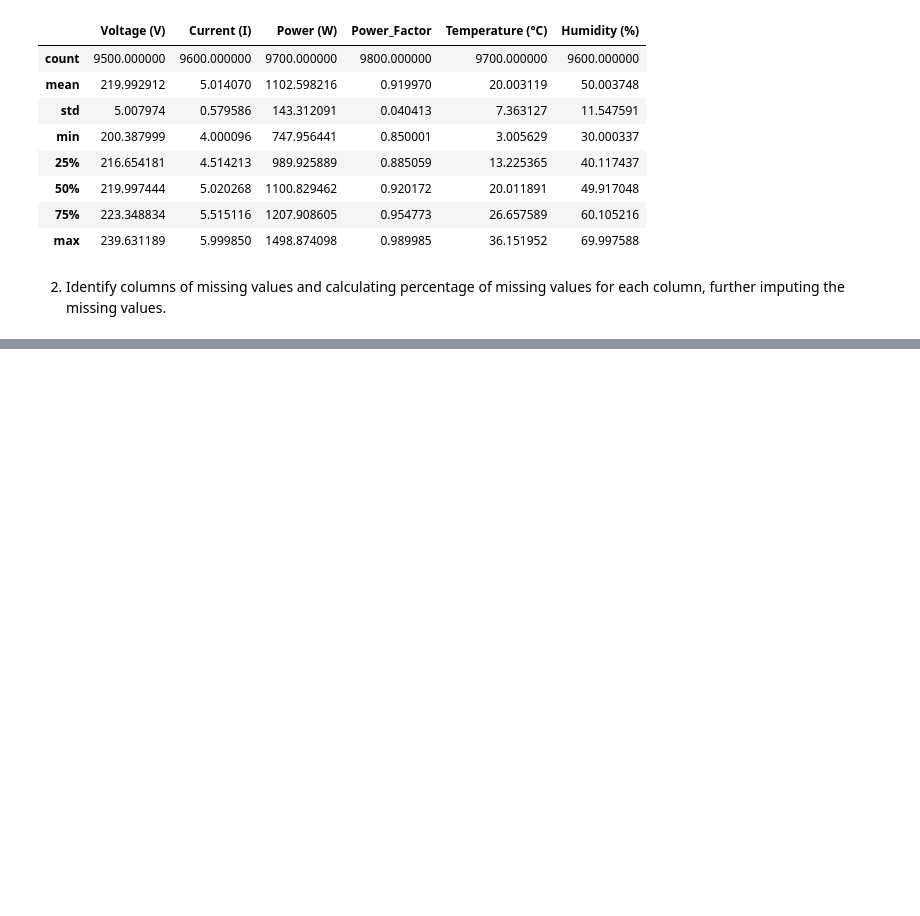
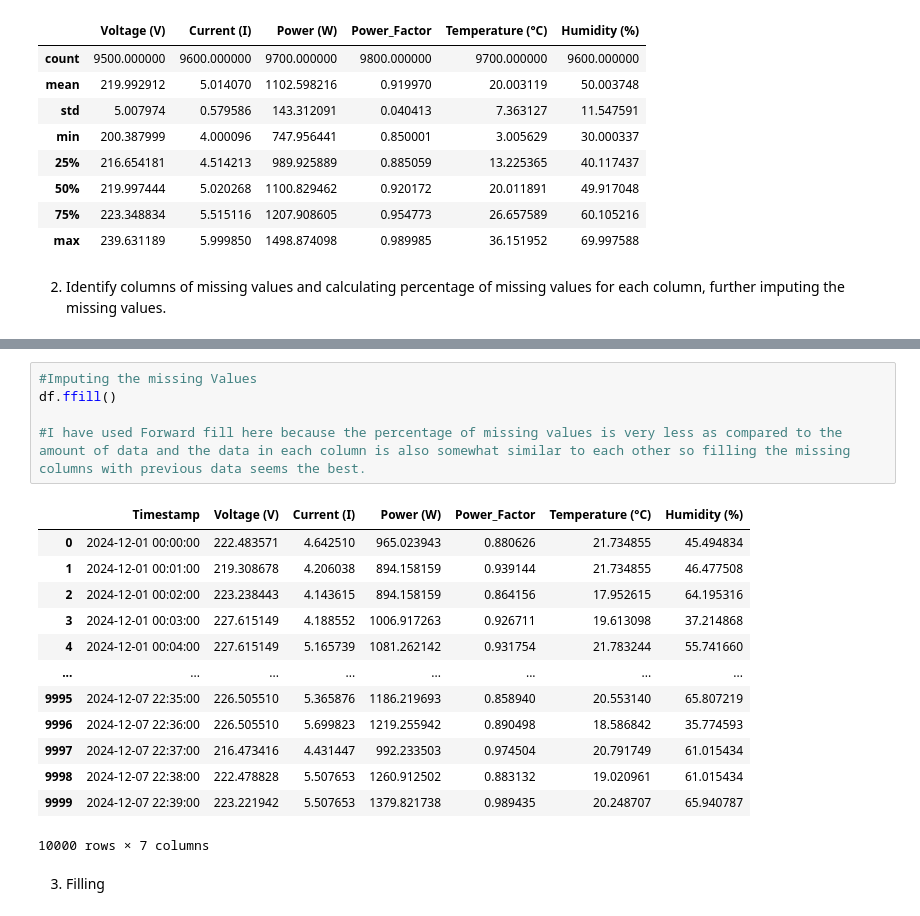
Before and after one commit to ShivanshuJ/Grid-Intelligence_24, a Jupyter notebook: Assignment2.ipynb, the cells around one changed output, grey strips where cells are left out. Drawn from its saved outputs; the diff is of its cells as text; blank space fills up the shorter version.

```diff
--- a/Assignment2.ipynb
+++ b/Assignment2.ipynb
@@ -38,0 +63,21 @@ df.describe()
+# %%
+#Imputing the missing Values
+df.ffill()
+
+#I have used Forward fill here because the percentage of missing values is very less as compared to the amount of data and the data in each column is also somewhat similar to each other so filling the missing columns with previous data seems the best.
+# %% [output]
+|  | Timestamp | Voltage (V) | Current (I) | Power (W) | Power_Factor | Temperature (°C) | Humidity (%) |
+| 0 | 2024-12-01 00:00:00 | 222.483571 | 4.642510 | 965.023943 | 0.880626 | 21.734855 | 45.494834 |
+| 1 | 2024-12-01 00:01:00 | 219.308678 | 4.206038 | 894.158159 | 0.939144 | 21.734855 | 46.477508 |
+| 2 | 2024-12-01 00:02:00 | 223.238443 | 4.143615 | 894.158159 | 0.864156 | 17.952615 | 64.195316 |
+| 3 | 2024-12-01 00:03:00 | 227.615149 | 4.188552 | 1006.917263 | 0.926711 | 19.613098 | 37.214868 |
+| 4 | 2024-12-01 00:04:00 | 227.615149 | 5.165739 | 1081.262142 | 0.931754 | 21.783244 | 55.741660 |
+| ... | ... | ... | ... | ... | ... | ... | ... |
+| 9995 | 2024-12-07 22:35:00 | 226.505510 | 5.365876 | 1186.219693 | 0.858940 | 20.553140 | 65.807219 |
+| 9996 | 2024-12-07 22:36:00 | 226.505510 | 5.699823 | 1219.255942 | 0.890498 | 18.586842 | 35.774593 |
+| 9997 | 2024-12-07 22:37:00 | 216.473416 | 4.431447 | 992.233503 | 0.974504 | 20.791749 | 61.015434 |
+| 9998 | 2024-12-07 22:38:00 | 222.478828 | 5.507653 | 1260.912502 | 0.883132 | 19.020961 | 61.015434 |
+| 9999 | 2024-12-07 22:39:00 | 223.221942 | 5.507653 | 1379.821738 | 0.989435 | 20.248707 | 65.940787 |
+10000 rows × 7 columns
+# %% [markdown]
+3. Filling
```
Also changed, not shown: parts of 20 cells of this notebook, 1 other file.
